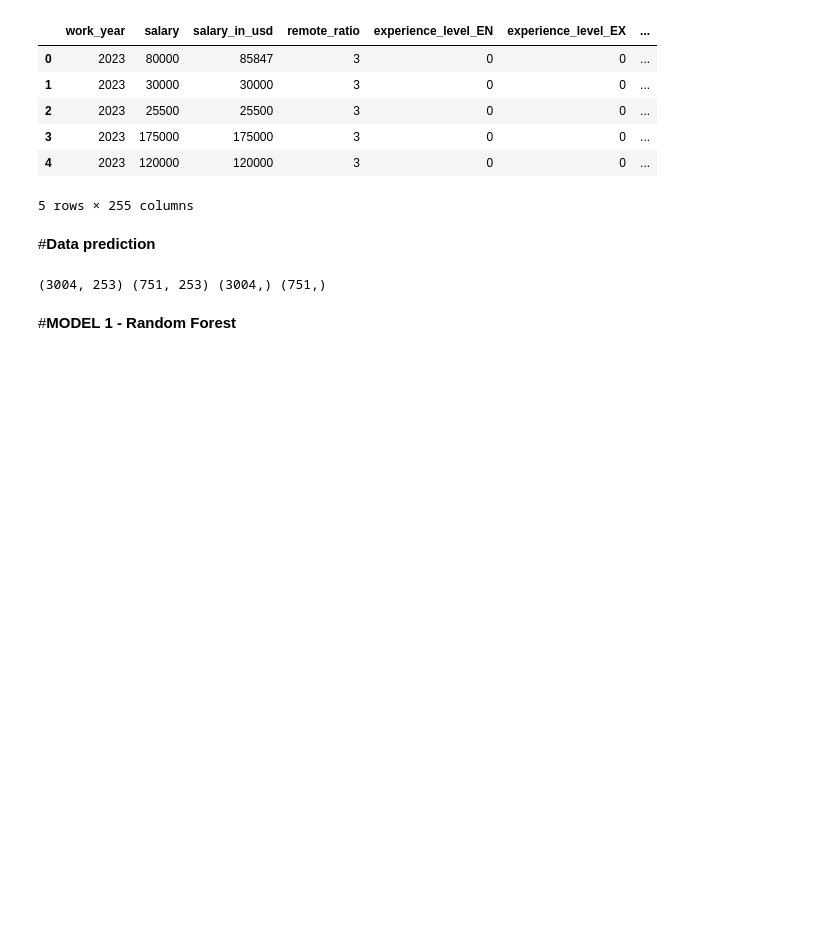
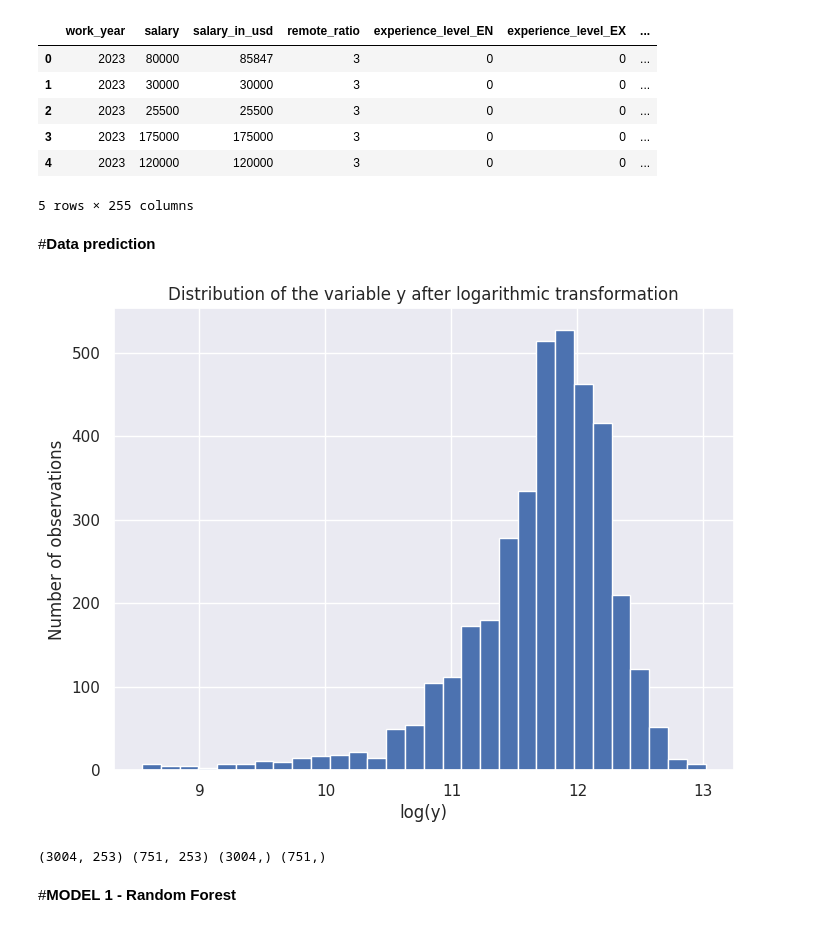
Before and after one commit to HebdaMarta/data_science_salaries_2020_2023_analysis, a Jupyter notebook: DS_2023_salaries_analysis.ipynb, the cells around one changed output. Drawn from its saved outputs; the diff is of its cells as text; code cells hidden in the pictures; blank space fills up the shorter version.

```diff
--- a/DS_2023_salaries_analysis.ipynb
+++ b/DS_2023_salaries_analysis.ipynb
@@ -299,3 +299,12 @@ Y = Y/max(Y)
+# %%
+plt.figure(figsize=(8, 6))
+plt.hist(Y, bins=30)
+plt.title('Distribution of the variable y after logarithmic transformation')
+plt.xlabel('log(y)')
+plt.ylabel('Number of observations')
+plt.show()
+# %% [output]
+[figure, added]
 # %%
 X_train, X_test, Y_train, Y_test = train_test_split(X, Y, test_size=0.2, random_state=42)
 
```
Also changed, not shown: parts of 20 cells of this notebook.
